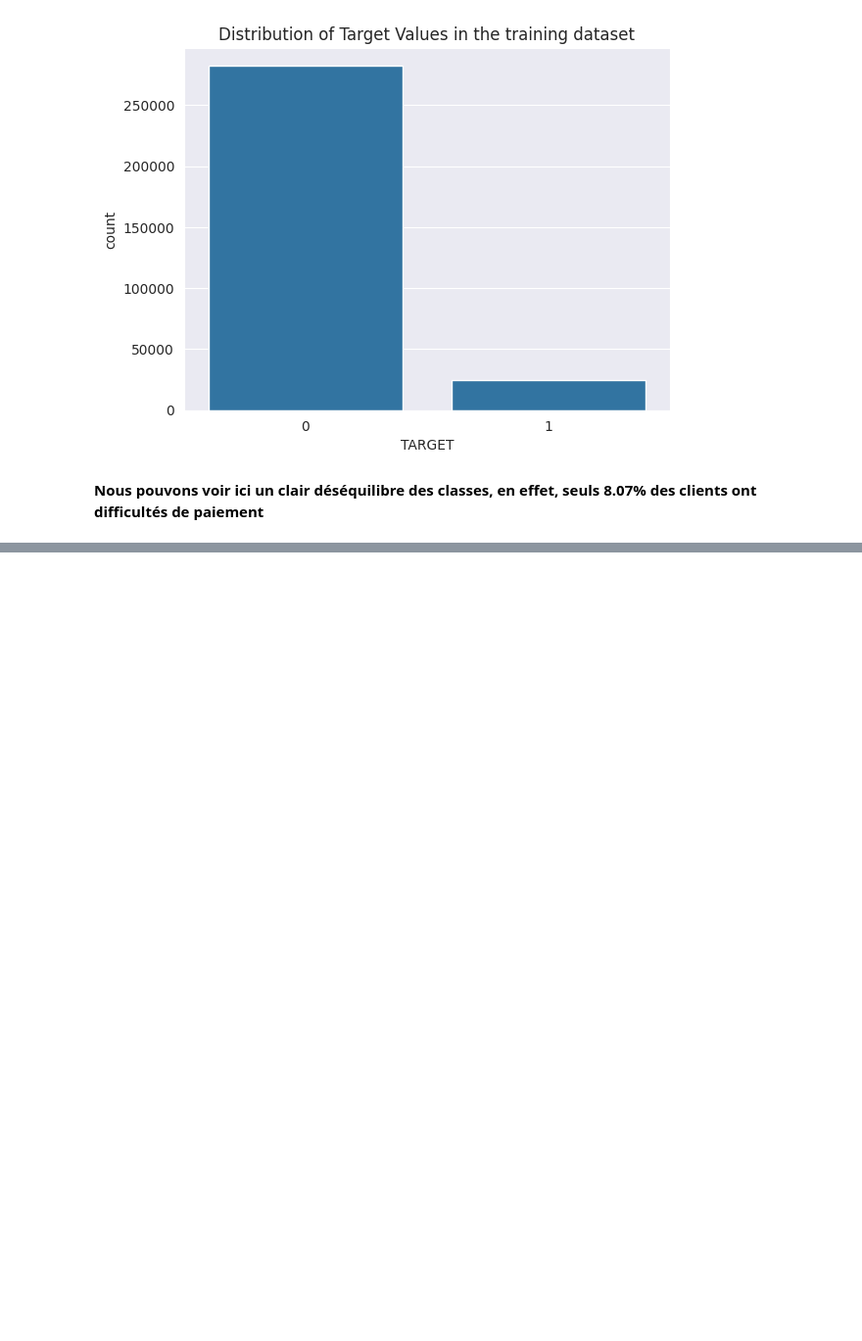
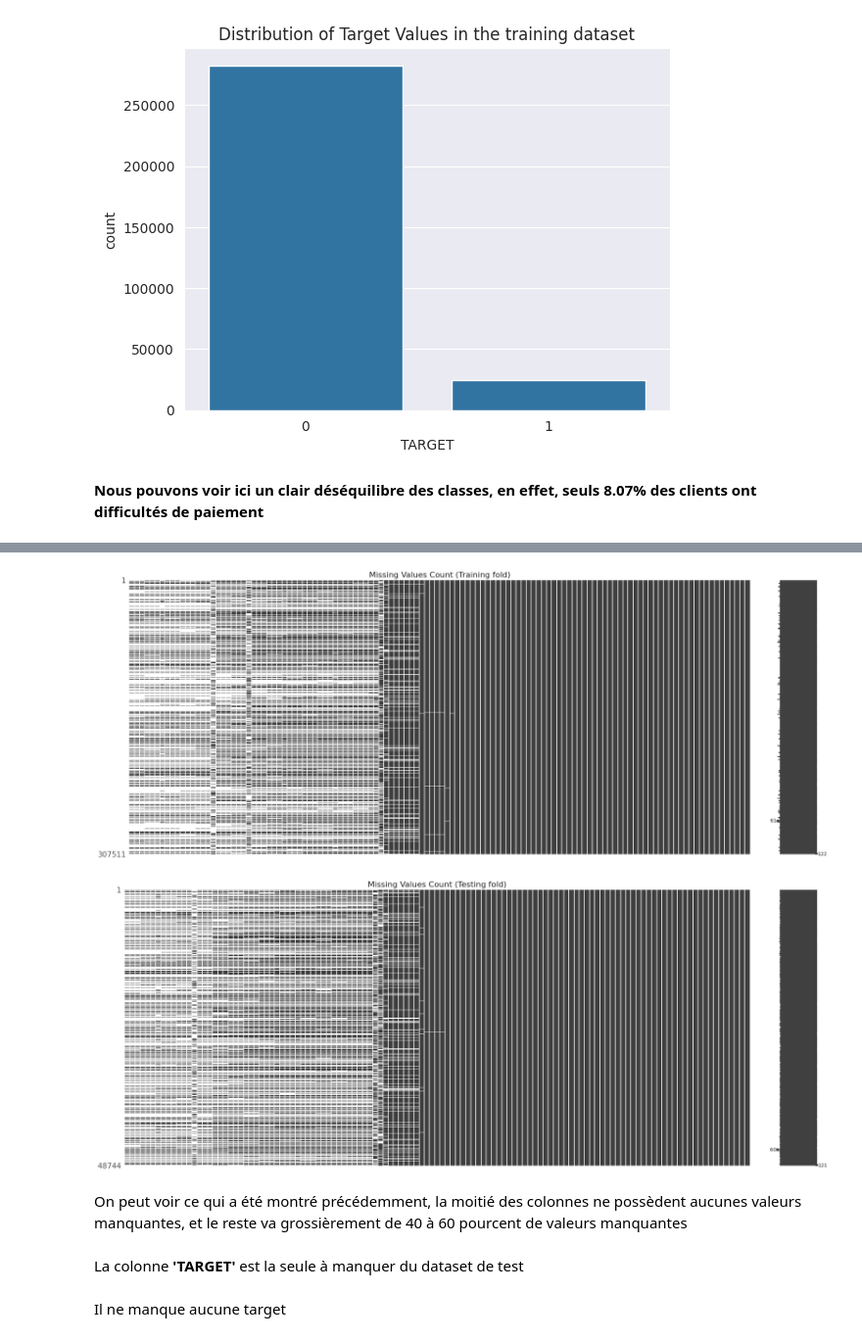
Before and after one commit to gndu91/p7, a Jupyter notebook: deliverables/GHOUL_Nadir_0_eda.ipynb, the cells around one changed output, grey strips where cells are left out. Shown at 98% size. Drawn from its saved outputs; the diff is of its cells as text; code cells hidden in the pictures; blank space fills up the shorter version.

```diff
--- a/deliverables/GHOUL_Nadir_0_eda.ipynb
+++ b/deliverables/GHOUL_Nadir_0_eda.ipynb
@@ -194,0 +339,23 @@ display(Markdown(
+# %%
+import missingno as msno
+
+for fold in ('train', 'test'):
+    df = get_dataset('application_' + fold + '.csv')
+    msno.matrix(df[list(sorted(df.columns, key=(lambda col: int(df[col].notna().sum()))))], fontsize=12)
+    plt.title(f'Missing Values Count ({fold.title()}ing fold)', fontsize=16)
+    plt.show()
+# %% [output]
+[figure, added]
+[figure, added]
+# %% [markdown]
+On peut voir ce qui a été montré précédemment, la moitié des colonnes ne possèdent aucunes valeurs manquantes, et le reste va grossièrement de 40 à 60 pourcent de valeurs manquantes
+# %%
+train_test_diff_col, = set(app_train) - set(app_test)
+display(Markdown(f'La colonne **{train_test_diff_col!r}** est la seule à manquer du dataset de test'))
+# %% [output]
+La colonne **'TARGET'** est la seule à manquer du dataset de test
+# %%
+assert not app_train.TARGET.isna().sum()
+display(Markdown('Il ne manque aucune target'))
+# %% [output]
+Il ne manque aucune target
```
Also changed, not shown: parts of 11 cells of this notebook, 2 other files.
